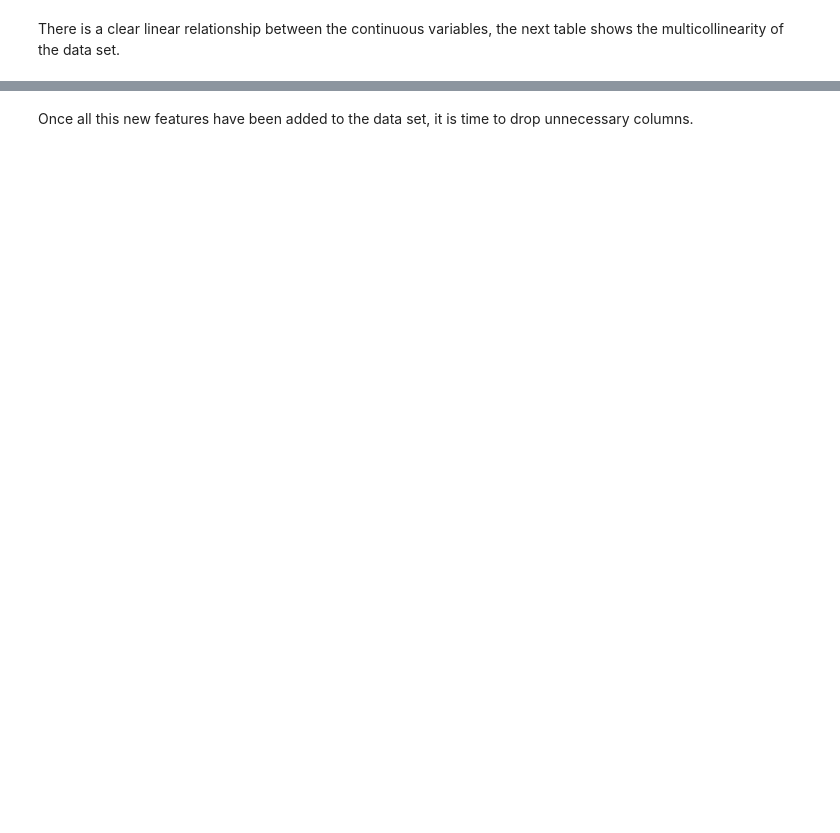
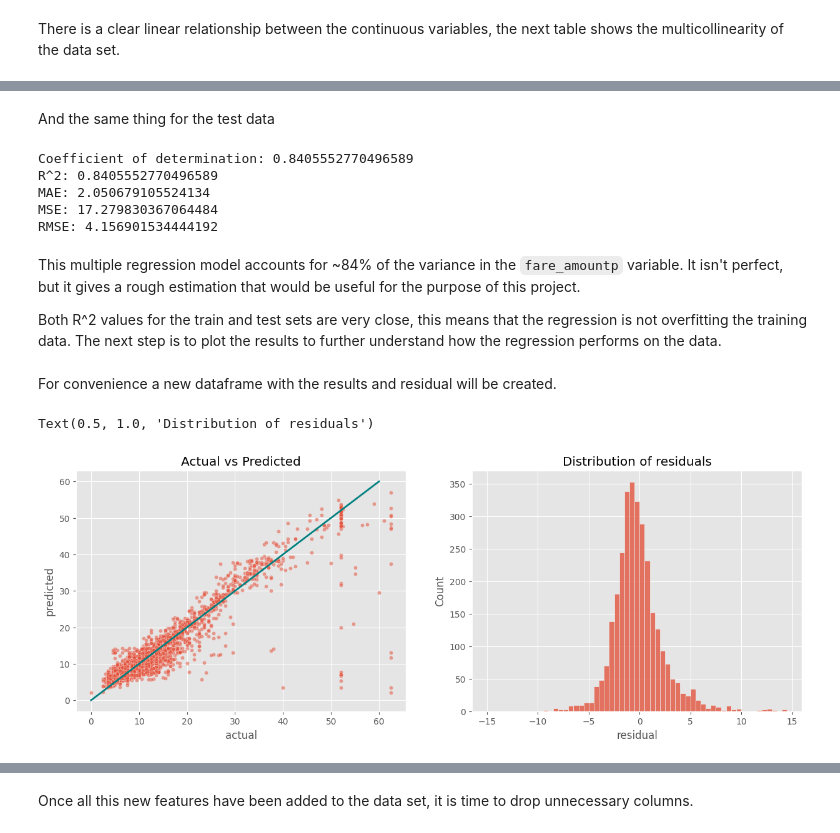
Before and after one commit to jiug/ML-model-to-predict-generous-customers, a Jupyter notebook: ML model to predict generous customers.ipynb, the cells around one changed output, grey strips where cells are left out. Drawn from its saved outputs; the diff is of its cells as text; code cells hidden in the pictures; blank space fills up the shorter version.

```diff
--- a/ML model to predict generous customers.ipynb
+++ b/ML model to predict generous customers.ipynb
@@ -482,0 +508,3 @@ The goal of this model is to predict whether the customer is generous or not. Fo
+# %%
+scaler = StandardScaler().fit(X_train)
+X_train_scaled = scaler.transform(X_train)
@@ -482,0 +513,3 @@ The goal of this model is to predict whether the customer is generous or not. Fo
+# %%
+lr = LinearRegression()
+lr.fit(X_train_scaled, y_train)
@@ -482,0 +534,48 @@ The goal of this model is to predict whether the customer is generous or not. Fo
+# %% [markdown]
+And the same thing for the test data
+# %%
+X_test_scaled = scaler.transform(X_test)
+r_sq_test = lr.score(X_test_scaled, y_test)
+print('Coefficient of determination:', r_sq_test)
+y_pred_test = lr.predict(X_test_scaled)
+print('R^2:', r2_score(y_test, y_pred_test))
+print('MAE:', mean_absolute_error(y_test, y_pred_test))
+print('MSE:', mean_squared_error(y_test, y_pred_test))
+print('RMSE:', np.sqrt(mean_squared_error(y_test, y_pred_test)))
+# %% [output]
+Coefficient of determination: 0.8405552770496589
+R^2: 0.8405552770496589
+MAE: 2.050679105524134
+MSE: 17.279830367064484
+RMSE: 4.156901534444192
+# %% [markdown]
+This multiple regression model accounts for ~84% of the variance in the `fare_amountp` variable. It isn't perfect, but it gives a rough estimation that would be useful for the purpose of this project.
+
+Both R^2 values for the train and test sets are very close, this means that the regression is not overfitting the training data. The next step is to plot the results to further understand how the regression performs on the data.
+# %% [markdown]
+For convenience a new dataframe with the results and residual will be created.
+# %%
+results = pd.DataFrame(data={
+    'actual': y_test['fare_amount'],
+    'predicted': y_pred_test.ravel()
+    })
+results['residual'] = results.actual - results.predicted
+# %%
+fig, ax = plt.subplots(1,2, figsize=(15,5))
+
+sns.scatterplot(
+    data = results,
+    x='actual',
+    y='predicted',
+    s=20,
+    alpha=0.5,
+    ax=ax[0]
+)
+ax[0].plot([0,60],[0,60],c='teal', linewidth=2)
+ax[0].set_title('Actual vs Predicted')
+
+sns.histplot(results['residual'], bins=np.arange(-15,15,0.5), ax=ax[1])
+ax[1].set_title('Distribution of residuals')
+# %% [output]
+Text(0.5, 1.0, 'Distribution of residuals')
+[figure, added]
```
Also changed, not shown: parts of 51 cells of this notebook.
